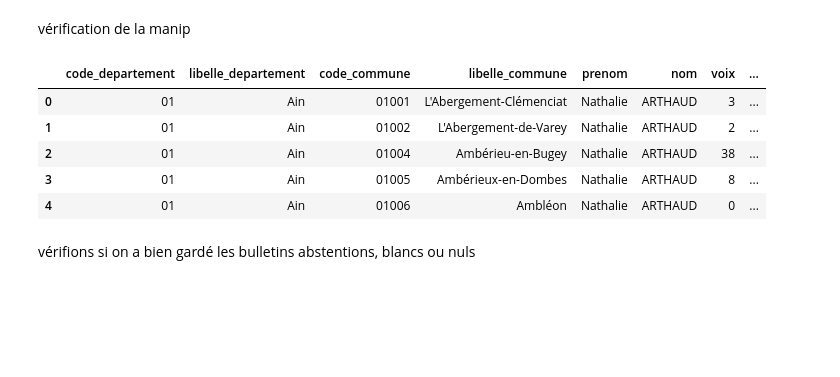
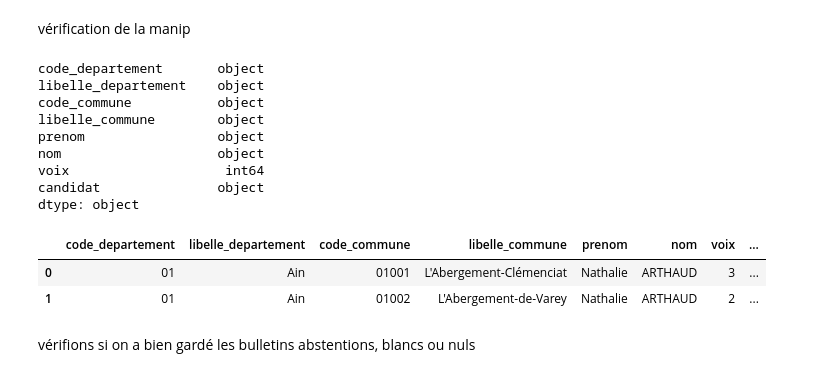
Before and after one commit to louisepech/dm_pds, a Jupyter notebook: dm.ipynb, the cells around one changed output. Drawn from its saved outputs; the diff is of its cells as text; code cells hidden in the pictures; blank space fills up the shorter version.

```diff
--- a/dm.ipynb
+++ b/dm.ipynb
@@ -55,14 +86,23 @@ df["candidat"] = df["prenom"].fillna("") + " " + df["nom"].fillna("")
 # %% [markdown]
 vérification de la manip
 # %%
-df.head(5)
+df.dtypes
 # %% [output]
-|  | code_departement | libelle_departement | code_commune | libelle_commune | prenom | nom | voix | ... |
-| 0 | 01 | Ain | 01001 | L'Abergement-Clémenciat | Nathalie | ARTHAUD | 3 | ... |
-| 1 | 01 | Ain | 01002 | L'Abergement-de-Varey | Nathalie | ARTHAUD | 2 | ... |
-| 2 | 01 | Ain | 01004 | Ambérieu-en-Bugey | Nathalie | ARTHAUD | 38 | ... |
-| 3 | 01 | Ain | 01005 | Ambérieux-en-Dombes | Nathalie | ARTHAUD | 8 | ... |
-| 4 | 01 | Ain | 01006 | Ambléon | Nathalie | ARTHAUD | 0 | ... |
+code_departement       object
+libelle_departement    object
+code_commune           object
+libelle_commune        object
+prenom                 object
+nom                    object
+voix                    int64
+candidat               object
+dtype: object
+# %%
+df.head(2)
+# %% [output]
+|  | code_departement | libelle_departement | code_commune | libelle_commune | prenom | nom | voix | ... |
+| 0 | 01 | Ain | 01001 | L'Abergement-Clémenciat | Nathalie | ARTHAUD | 3 | ... |
+| 1 | 01 | Ain | 01002 | L'Abergement-de-Varey | Nathalie | ARTHAUD | 2 | ... |
 # %% [markdown]
 vérifions si on a bien gardé les bulletins abstentions, blancs ou nuls
 # %%
```
Also changed, not shown: parts of 2 cells of this notebook, 1 other file.
